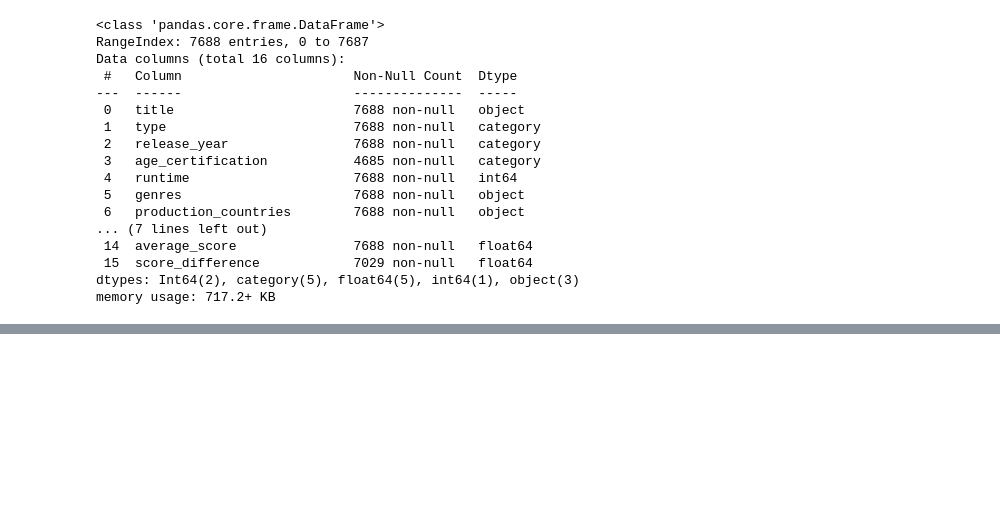
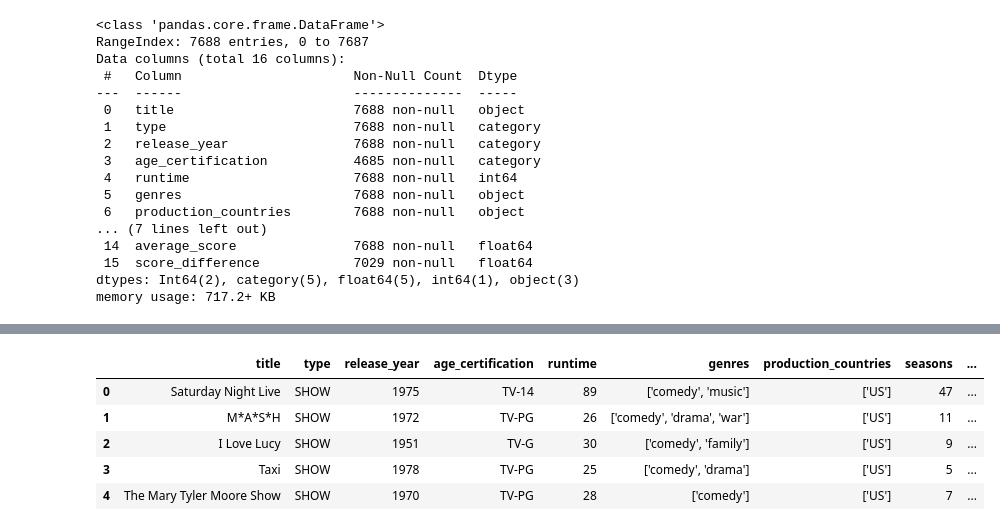
Before and after one commit to cacress/CSC442, a Jupyter notebook: (Version_2)_Data_Cleaning.ipynb, the cells around one changed output, grey strips where cells are left out. Cells and saved outputs as stored; diff of their text form; code cells hidden in the pictures; blank space fills up the shorter version.

```diff
--- a/(Version_2)_Data_Cleaning.ipynb
+++ b/(Version_2)_Data_Cleaning.ipynb
@@ -509,0 +622,31 @@ memory usage: 717.2+ KB
+# %%
+import math
+
+# Function for calculating production_countries_uniqueness score
+# Input:  production_countries (list of countries, list type)
+#         production_countries_count (number of countries, numeric)
+# Output: Calculated uniqueness score, which mainly uses Euclidean distance
+def calculate_pcs_uniqueness(production_countries, production_countries_count):
+  inside = 0
+  for country in production_countries:
+    inside = inside + (1-country_codes_proportions.get(country)**2)
+
+  return math.sqrt(inside) * (1-unique_pcs_proportions.get(str(production_countries)))
+# %%
+# Create a new variable called production_countries_uniqueness
+for i in range(len(combined_df)):
+  obs = combined_df.iloc[i]
+  x = calculate_pcs_uniqueness(ast.literal_eval(obs['production_countries']), obs['production_countries_count'])
+  combined_df.loc[i, 'production_countries_uniqueness'] = x
+
+# Normalize genres_uniqueness to a 1 to 10 point scale
+# prev_min = combined_df['production_countries_uniqueness'].min()
+# prev_max = combined_df['production_countries_uniqueness'].max()
+
+prev_min = 0
+prev_max = 3.16227766017
+new_min = 0
+new_max = 1
+
+combined_df['production_countries_uniqueness'] = ((combined_df['production_countries_uniqueness'] - prev_min) / (prev_max - prev_min)) * (new_max - new_min) + new_min
+combined_df[['production_countries', 'production_countries_count', 'production_countries_uniqueness']]
@@ -509,0 +667,9 @@ memory usage: 717.2+ KB
+# %%
+combined_df.head()
+# %% [output]
+|  | title | type | release_year | age_certification | runtime | genres | production_countries | seasons | ... |
+| 0 | Saturday Night Live | SHOW | 1975 | TV-14 | 89 | ['comedy', 'music'] | ['US'] | 47 | ... |
+| 1 | M*A*S*H | SHOW | 1972 | TV-PG | 26 | ['comedy', 'drama', 'war'] | ['US'] | 11 | ... |
+| 2 | I Love Lucy | SHOW | 1951 | TV-G | 30 | ['comedy', 'family'] | ['US'] | 9 | ... |
+| 3 | Taxi | SHOW | 1978 | TV-PG | 25 | ['comedy', 'drama'] | ['US'] | 5 | ... |
+| 4 | The Mary Tyler Moore Show | SHOW | 1970 | TV-PG | 28 | ['comedy'] | ['US'] | 7 | ... |
```
Also changed, not shown: parts of 8 cells of this notebook.
